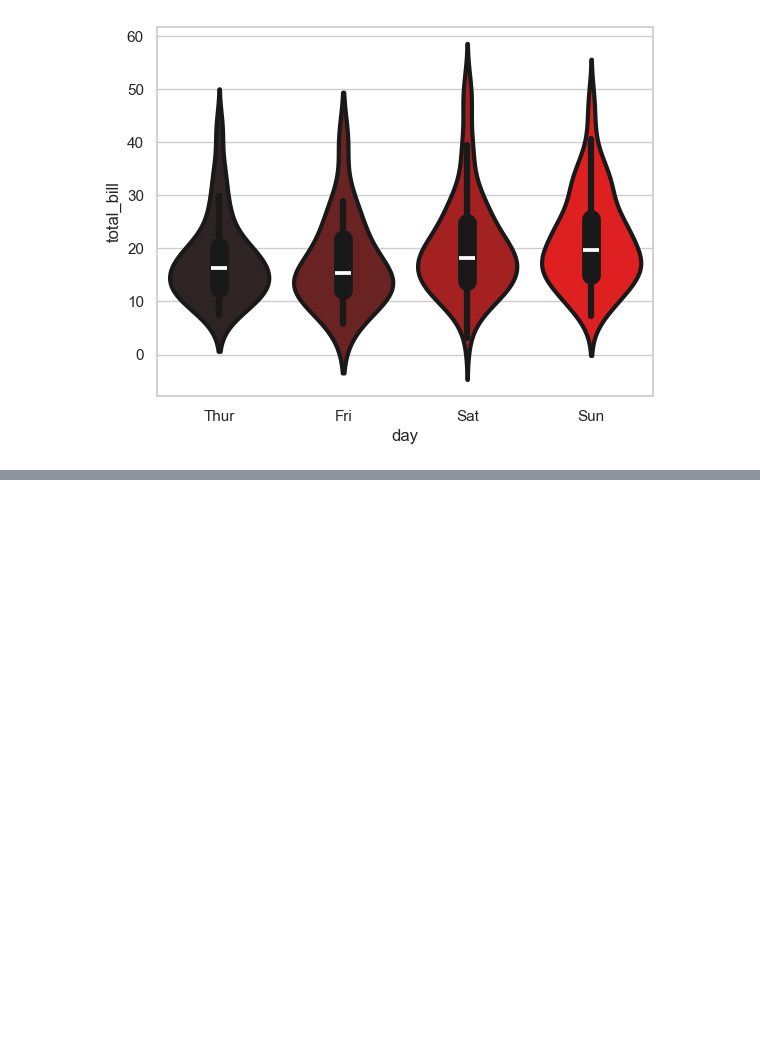
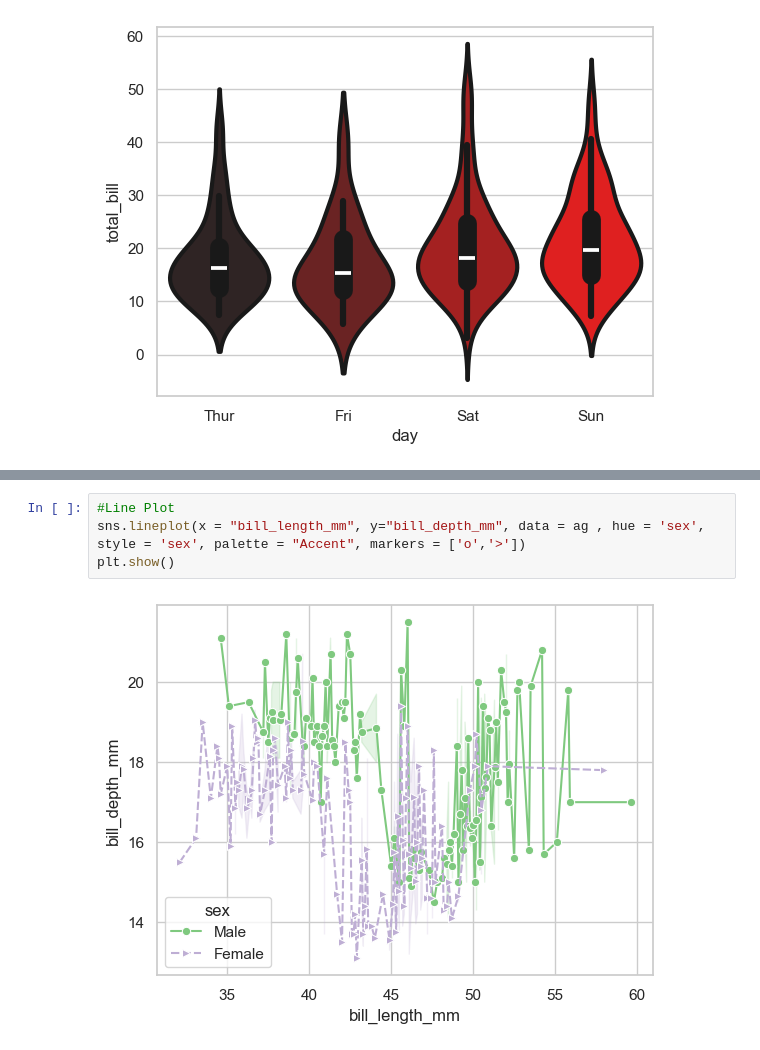
Before and after one commit to GulamAnsari12/DATA-ANALYST, a Jupyter notebook: Analysis/PRACTICE.ipynb, the cells around one changed output, grey strips where cells are left out. Cells and saved outputs as stored; diff of their text form; blank space fills up the shorter version.

```diff
--- a/Analysis/PRACTICE.ipynb
+++ b/Analysis/PRACTICE.ipynb
@@ -114,0 +115,6 @@ plt.show()
+# %%
+#Line Plot
+sns.lineplot(x = "bill_length_mm", y="bill_depth_mm", data = ag , hue = 'sex', style = 'sex', palette = "Accent", markers = ['o','>'])
+plt.show()
+# %% [output]
+[figure, added]
```
Also changed, not shown: parts of 1 cell of this notebook, 4 other files.
